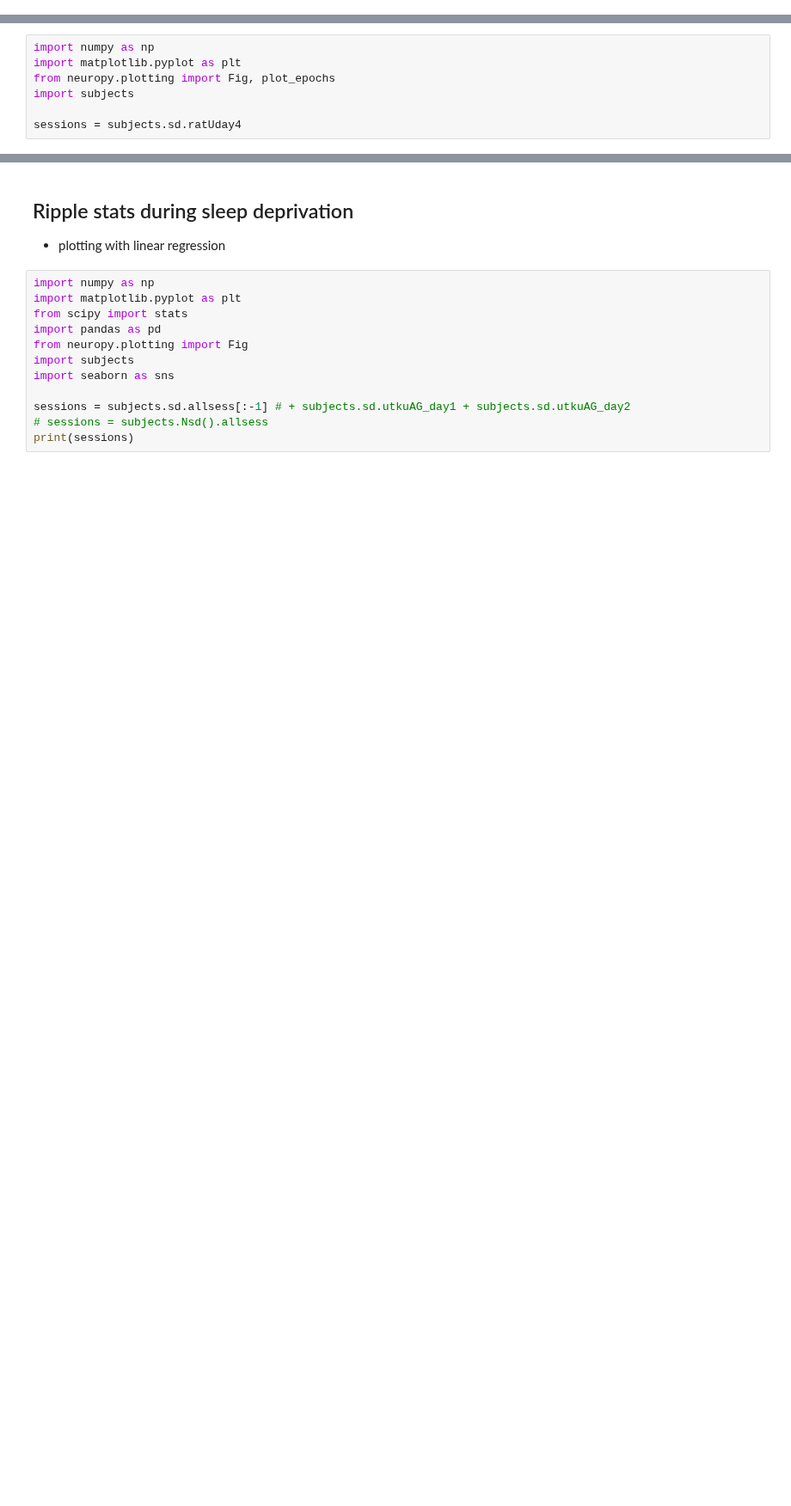
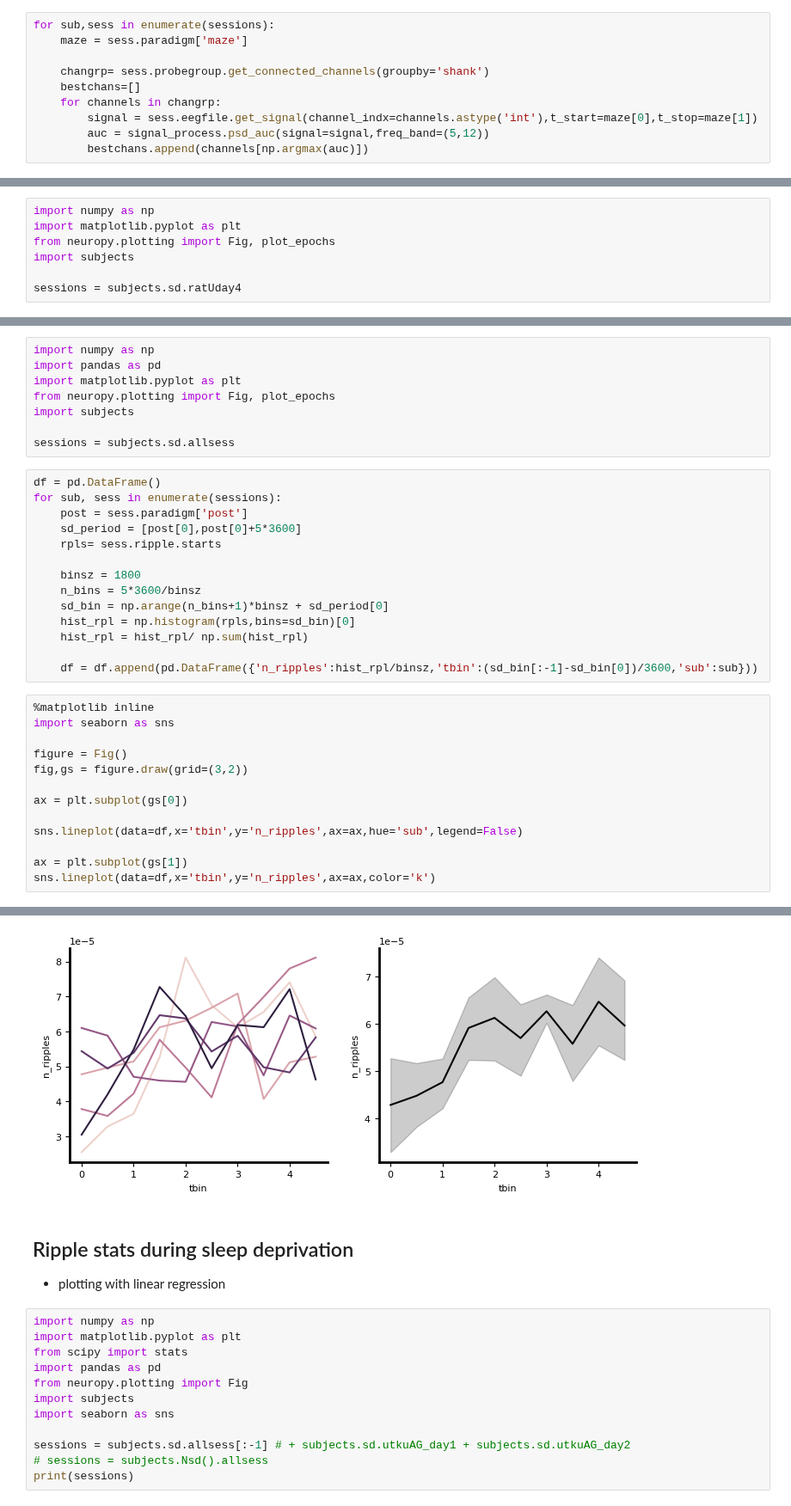
Before and after one commit to bapungiri/NeuroPy, a Jupyter notebook: sleep_deprivation/sd_oscillations.ipynb, the cells around one changed output, grey strips where cells are left out. Shown at 86% size. Cells and saved outputs as stored; diff of their text form; blank space fills up the shorter version.

```diff
--- a/sleep_deprivation/sd_oscillations.ipynb
+++ b/sleep_deprivation/sd_oscillations.ipynb
@@ -16,0 +28,10 @@ plotting.plot_spectrogram(spect.sxx,spect.time,spect.freq,ax=ax)
+# %%
+for sub,sess in enumerate(sessions):
+    maze = sess.paradigm['maze']
+
+    changrp= sess.probegroup.get_connected_channels(groupby='shank')
+    bestchans=[]
+    for channels in changrp:
+        signal = sess.eegfile.get_signal(channel_indx=channels.astype('int'),t_start=maze[0],t_stop=maze[1])
+        auc = signal_process.psd_auc(signal=signal,freq_band=(5,12))
+        bestchans.append(channels[np.argmax(auc)])
@@ -98,0 +128,36 @@ for sub, sess in enumerate(sessions):
+# %%
+import numpy as np
+import pandas as pd
+import matplotlib.pyplot as plt
+from neuropy.plotting import Fig, plot_epochs
+import subjects
+
+sessions = subjects.sd.allsess
+# %%
+df = pd.DataFrame()
+for sub, sess in enumerate(sessions):
+    post = sess.paradigm['post']
+    sd_period = [post[0],post[0]+5*3600]
+    rpls= sess.ripple.starts
+
+    binsz = 1800
+    n_bins = 5*3600/binsz
+    sd_bin = np.arange(n_bins+1)*binsz + sd_period[0]
+    hist_rpl = np.histogram(rpls,bins=sd_bin)[0]
+    hist_rpl = hist_rpl/ np.sum(hist_rpl)
+
+    df = df.append(pd.DataFrame({'n_ripples':hist_rpl/binsz,'tbin':(sd_bin[:-1]-sd_bin[0])/3600,'sub':sub}))
+# %%
+%matplotlib inline
+import seaborn as sns
+
+figure = Fig()
+fig,gs = figure.draw(grid=(3,2))
+
+ax = plt.subplot(gs[0])
+
+sns.lineplot(data=df,x='tbin',y='n_ripples',ax=ax,hue='sub',legend=False)
+
+ax = plt.subplot(gs[1])
+sns.lineplot(data=df,x='tbin',y='n_ripples',ax=ax,color='k')
+# %% [output]
@@ -99,3 +165,4 @@ for sub, sess in enumerate(sessions):
+[figure, added]
 # %% [markdown]
 ## Ripple stats during sleep deprivation
 - plotting with linear regression
```
Also changed, not shown: parts of 11 cells of this notebook, 1 other file.
